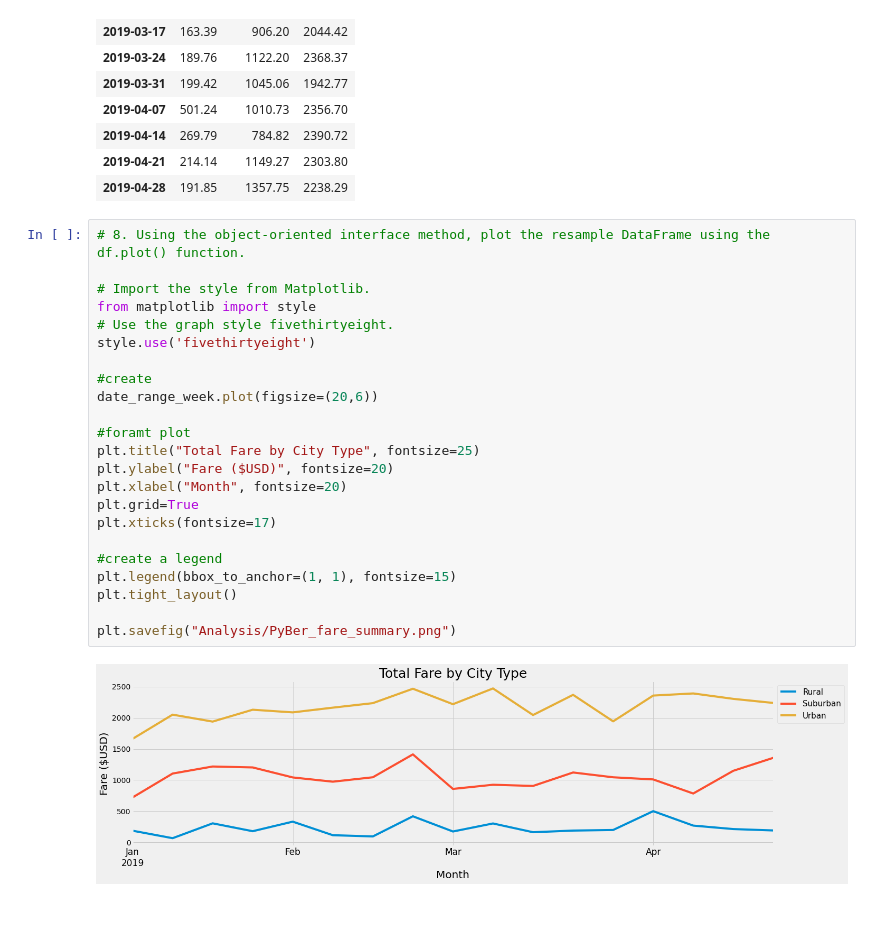
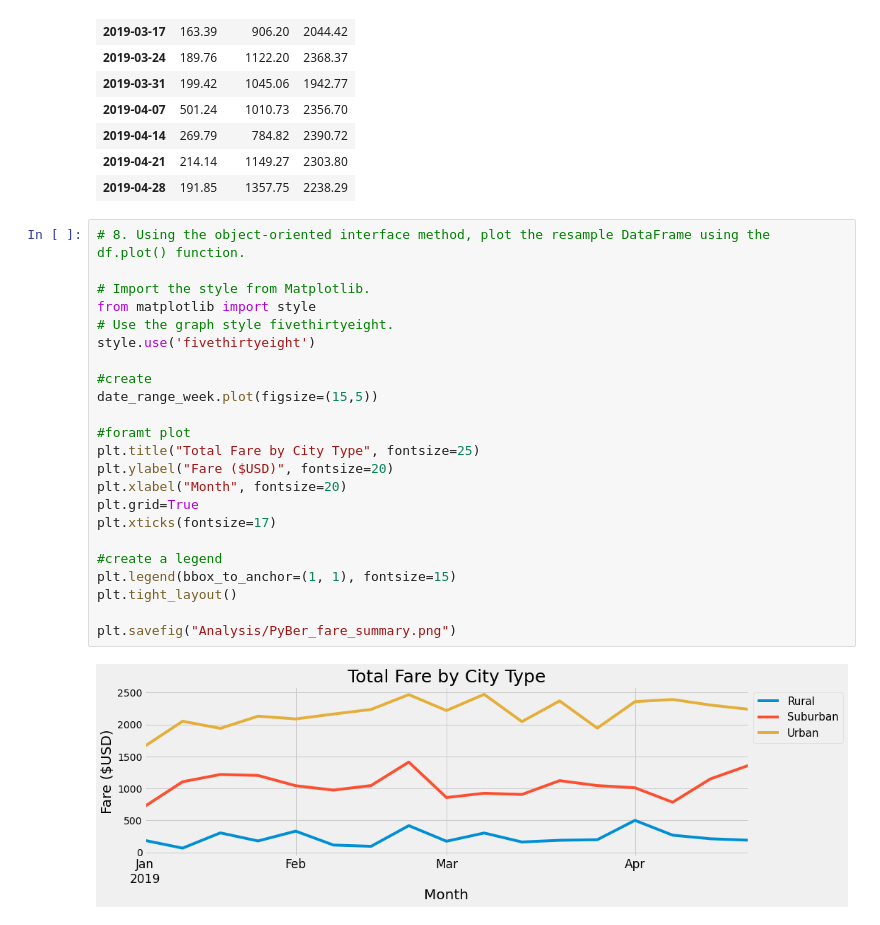
Before and after one commit to zsimon13/PBer_Analysis, a Jupyter notebook: PyBer_Challenge.ipynb, the cells around one changed output. Drawn from its saved outputs; the diff is of its cells as text.

Commit message:
Add files via upload
resized graph

```diff
--- a/PyBer_Challenge.ipynb
+++ b/PyBer_Challenge.ipynb
@@ -254,25 +254,25 @@ date_range_week
 # %%
 # 8. Using the object-oriented interface method, plot the resample DataFrame using the df.plot() function.
 
 # Import the style from Matplotlib.
 from matplotlib import style
 # Use the graph style fivethirtyeight.
 style.use('fivethirtyeight')
 
 #create
-date_range_week.plot(figsize=(20,6))
+date_range_week.plot(figsize=(15,5))
 
 #foramt plot
 plt.title("Total Fare by City Type", fontsize=25)
 plt.ylabel("Fare ($USD)", fontsize=20)
 plt.xlabel("Month", fontsize=20)
 plt.grid=True
 plt.xticks(fontsize=17)
 
 #create a legend
 plt.legend(bbox_to_anchor=(1, 1), fontsize=15)
 plt.tight_layout()
 
 plt.savefig("Analysis/PyBer_fare_summary.png")
 # %% [output]
-[figure, old version]
+[figure, new version]
```
Also changed, not shown: 1 other file.
